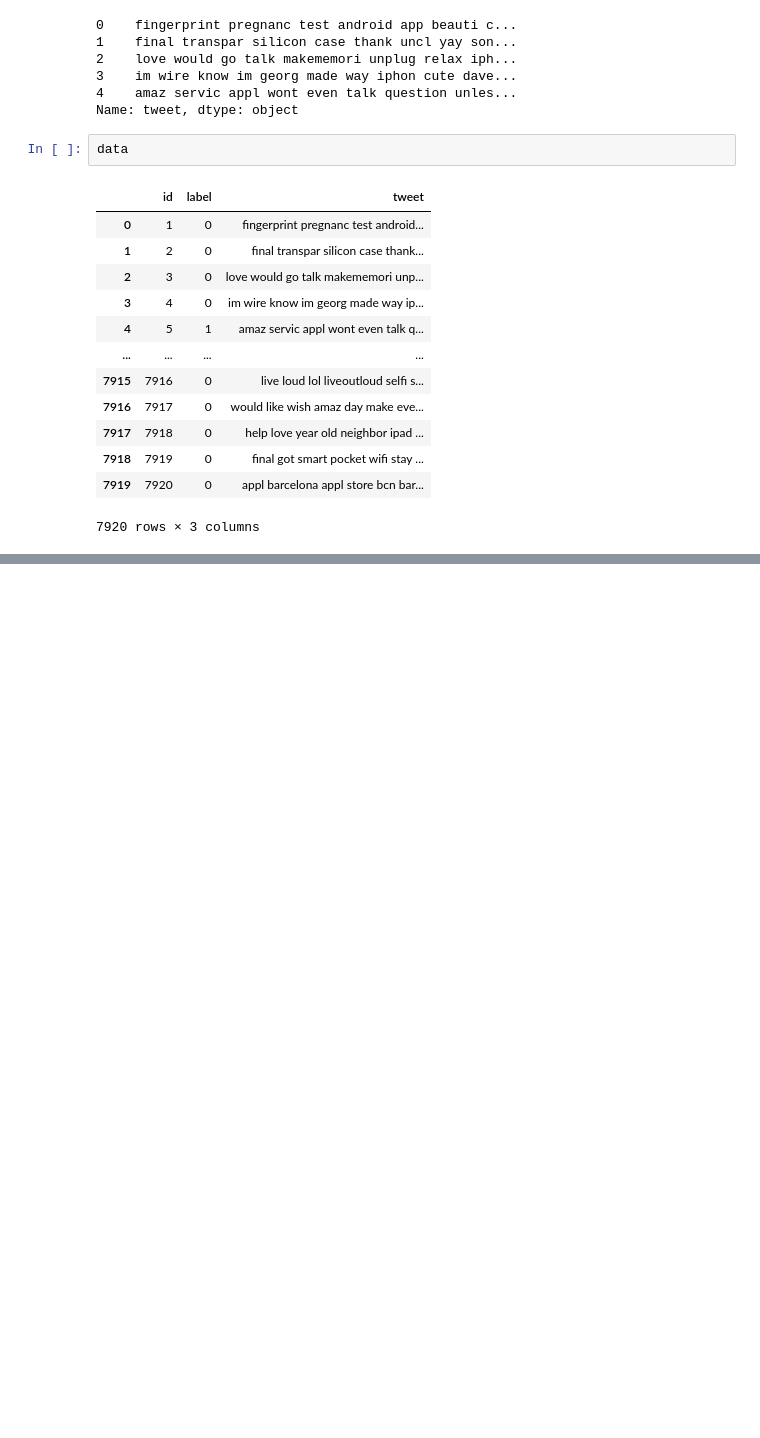
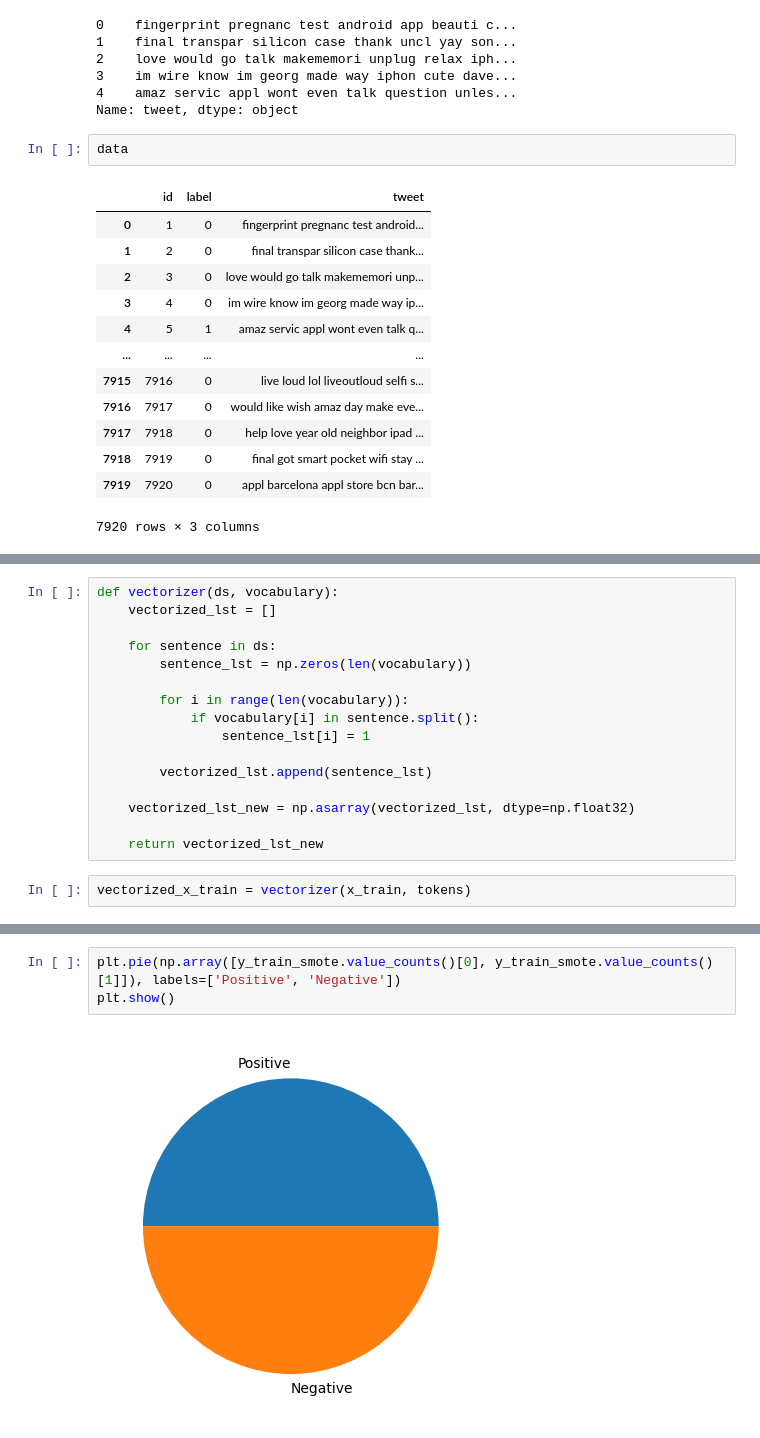
Before and after one commit to anupaisuru/ML-Sentiment-Analysis, a Jupyter notebook: notebooks/01.load_dataset.ipynb, the cells around one changed output, grey strips where cells are left out. Drawn from its saved outputs; the diff is of its cells as text; blank space fills up the shorter version.

```diff
--- a/notebooks/01.load_dataset.ipynb
+++ b/notebooks/01.load_dataset.ipynb
@@ -240,0 +293,18 @@ data
+# %%
+def vectorizer(ds, vocabulary):
+    vectorized_lst = []
+
+    for sentence in ds:
+        sentence_lst = np.zeros(len(vocabulary))
+
+        for i in range(len(vocabulary)):
+            if vocabulary[i] in sentence.split():
+                sentence_lst[i] = 1
+
+        vectorized_lst.append(sentence_lst)
+
+    vectorized_lst_new = np.asarray(vectorized_lst, dtype=np.float32)
+
+    return vectorized_lst_new
+# %%
+vectorized_x_train = vectorizer(x_train, tokens)
@@ -240,0 +376,5 @@ data
+# %%
+plt.pie(np.array([y_train_smote.value_counts()[0], y_train_smote.value_counts()[1]]), labels=['Positive', 'Negative'])
+plt.show()
+# %% [output]
+[figure, added]
```
Also changed, not shown: parts of 48 cells of this notebook, 2 other files.
